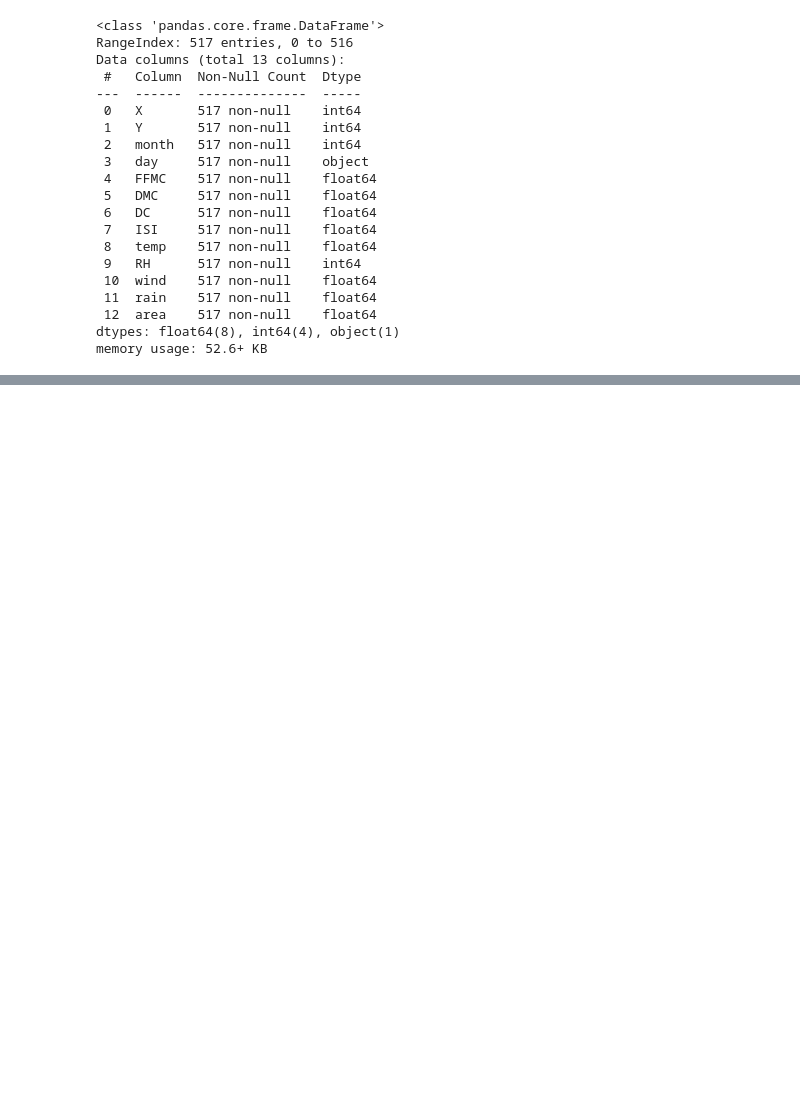
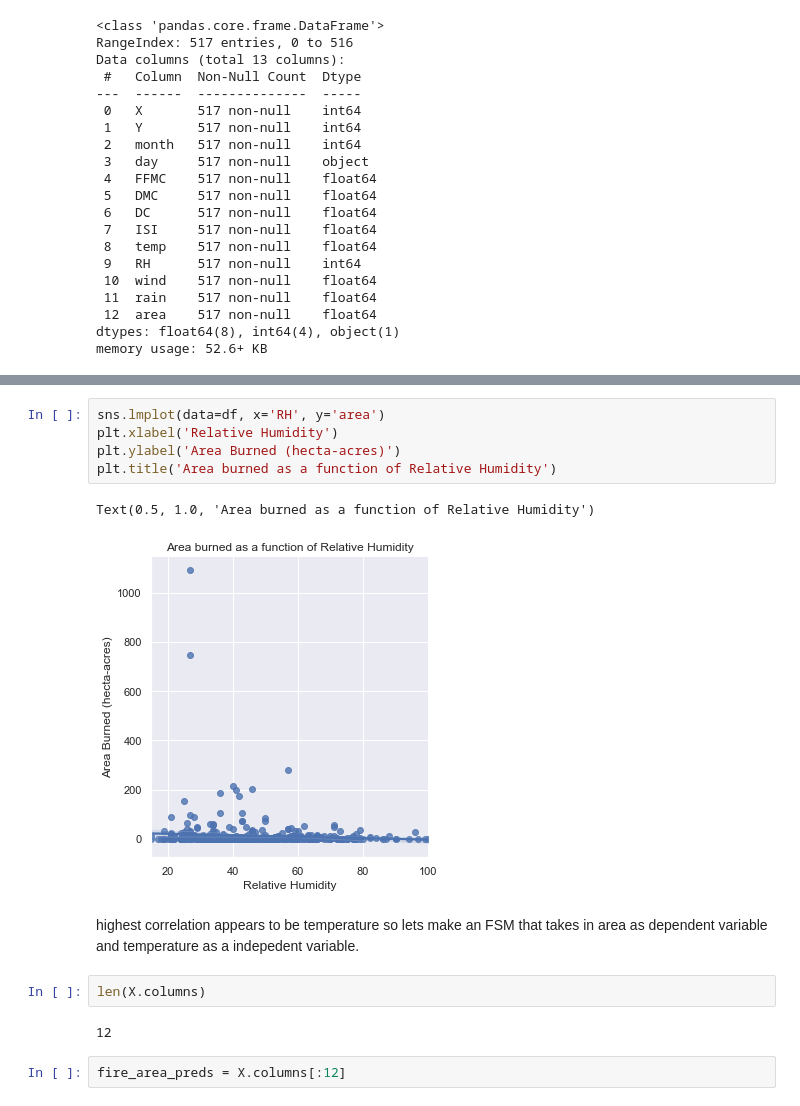
Before and after one commit to ptanner925/wildfire_capstone, a Jupyter notebook: Notebooks/EDA.ipynb, the cells around one changed output, grey strips where cells are left out. Drawn from its saved outputs; the diff is of its cells as text; blank space fills up the shorter version.

Commit message:
correlation matrix added + linear regression FSM

```diff
--- a/Notebooks/EDA.ipynb
+++ b/Notebooks/EDA.ipynb
@@ -105,0 +208,16 @@ memory usage: 52.6+ KB
+# %%
+sns.lmplot(data=df, x='RH', y='area')
+plt.xlabel('Relative Humidity')
+plt.ylabel('Area Burned (hecta-acres)')
+plt.title('Area burned as a function of Relative Humidity')
+# %% [output]
+Text(0.5, 1.0, 'Area burned as a function of Relative Humidity')
+[figure, added]
+# %% [markdown]
+highest correlation appears to be temperature so lets make an FSM that takes in area as dependent variable and temperature as a indepedent variable.
+# %%
+len(X.columns)
+# %% [output]
+12
+# %%
+fire_area_preds = X.columns[:12]
```
Also changed, not shown: parts of 18 cells of this notebook.
